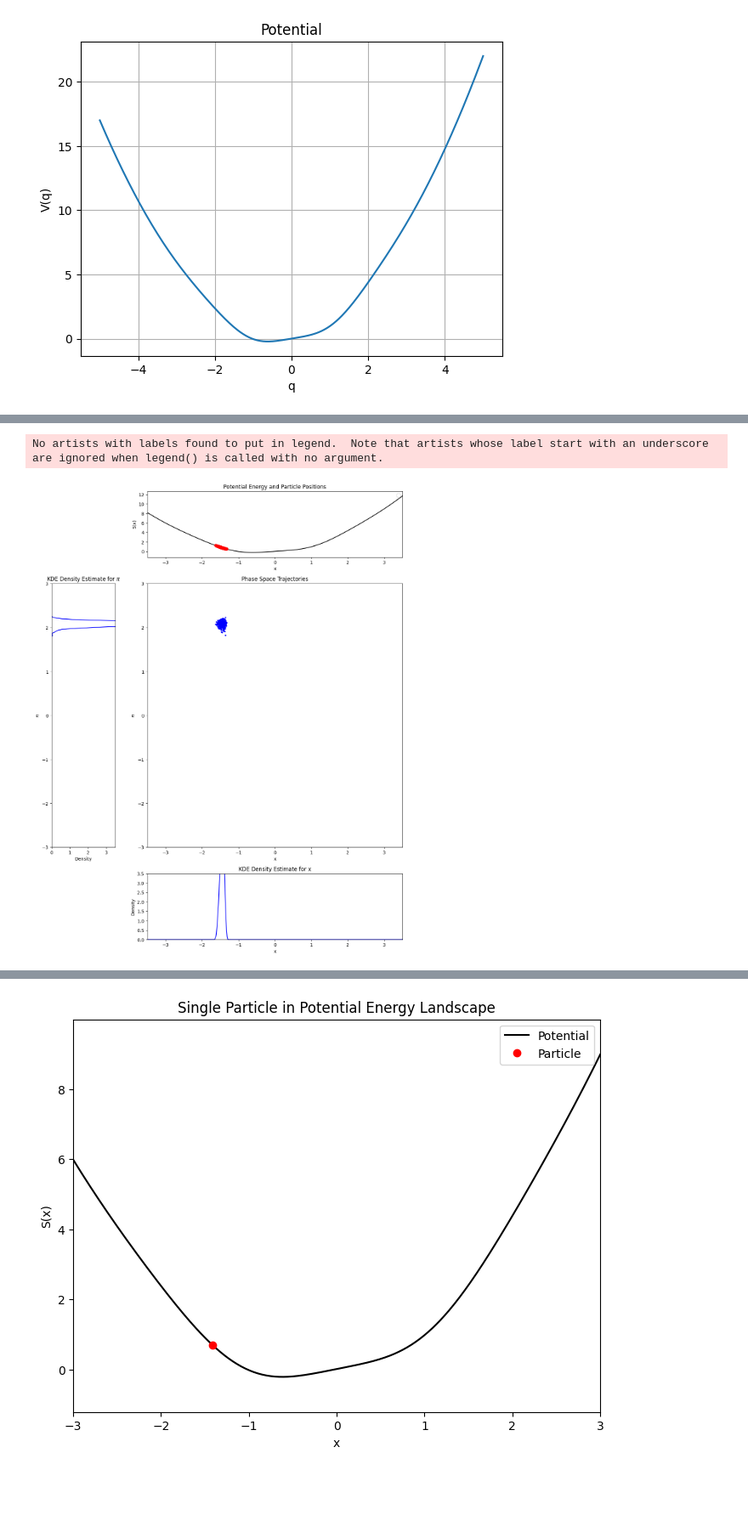
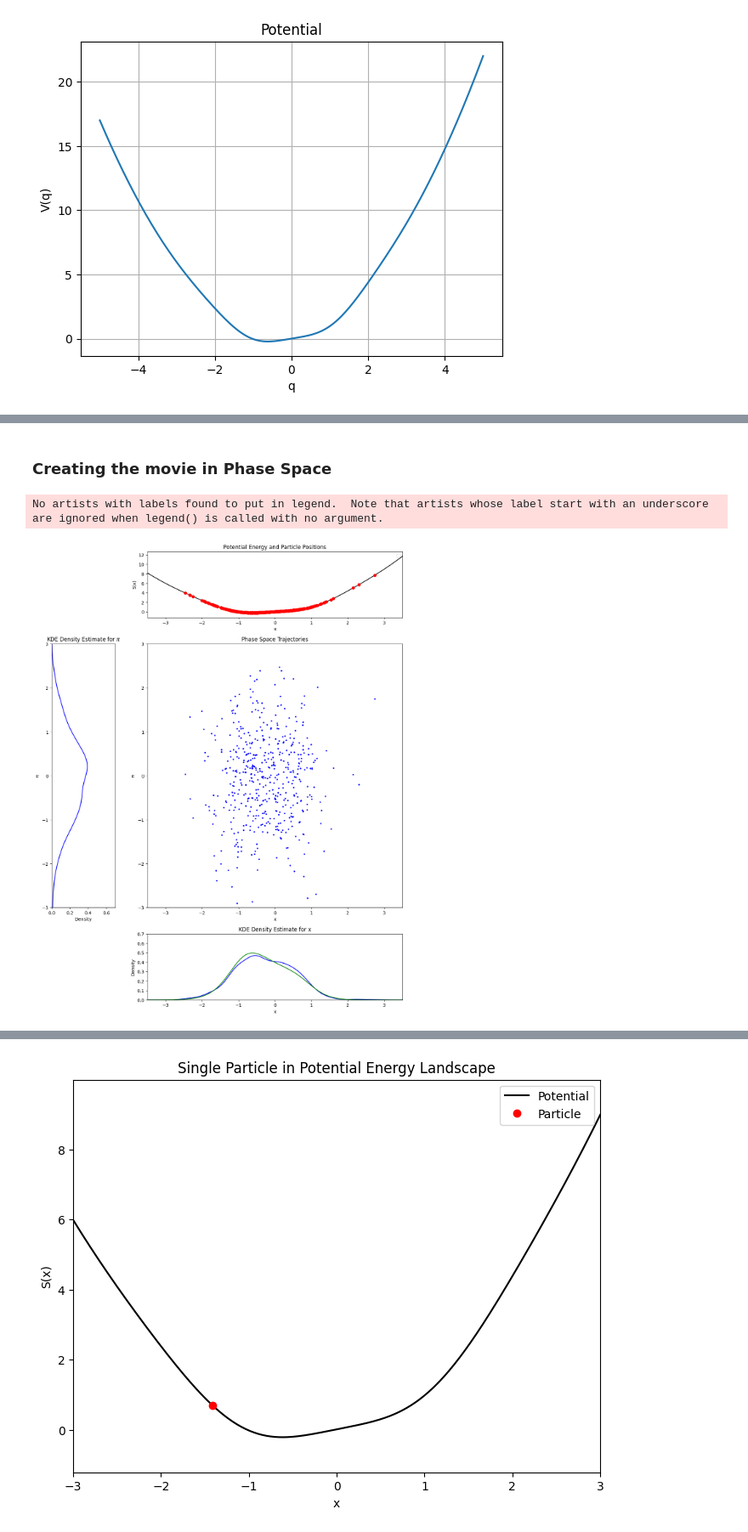
Before and after one commit to oduerr/da, a Jupyter notebook: python/hello_hamilton.ipynb, the cells around one changed output, grey strips where cells are left out. Shown at 85% size. Cells and saved outputs as stored; diff of their text form; code cells hidden in the pictures; blank space fills up the shorter version.

```diff
--- a/python/hello_hamilton.ipynb
+++ b/python/hello_hamilton.ipynb
@@ -124,3 +157,5 @@ plt.show()
+# %% [markdown]
+### Creating the movie in Phase Space
 # %%
 import jax
 import jax.numpy as jnp
@@ -128,9 +163,20 @@ from jax import grad, vmap, jit
 import matplotlib.pyplot as plt
 import matplotlib.animation as animation
 from scipy.stats import gaussian_kde
+from scipy.integrate import quad
 
 q_min, q_max = -3.5, 3.5
 p_min, p_max = -3.0, 3.0
+skip_steps = 1
+q_max_density = 3.5
+frames = range(0, num_steps, skip_steps)
+
+## For HMC
+skip_steps = 1
+frames = range(0, num_steps, skip_steps)
+q_max_density = 0.7
+p_max_density = 0.7
+
 
 # Update function for the animation with marginal density plots
 def update(frame):
@@ -179,36 +225,43 @@ ax[1, 1].set_title('Phase Space Trajectories')
 
 # KDE plot for q
 kde_q_line, = ax[2, 1].plot([], [], 'b-', label='KDE Density for x')
 ax[2, 1].set_xlim(q_min, q_max)
-ax[2, 1].set_ylim(0, 3.5)
+ax[2, 1].set_ylim(0, q_max_density)
 ax[2, 1].set_xlabel('x')
 ax[2, 1].set_ylabel('Density')
 ax[2, 1].set_title('KDE Density Estimate for x')
+
+### Plot exp(-V(x)) for the potential
+integrand = lambda q: jnp.exp(-potential(q))
+Z, _ = quad(integrand, q_min, q_max)
+ax[2, 1].plot(q_vals, jnp.exp(-potential(q_vals)) / Z, 'g-')
+
+
 #ax[2, 1].legend()
 
 # KDE plot for p
 kde_p_line, = ax[1, 0].plot([], [], 'b-', label='KDE Density for $\pi$')
-ax[1, 0].set_xlim(0, 3.5)
+ax[1, 0].set_xlim(0, p_max_density)
 ax[1, 0].set_ylim(p_min, p_max)
 ax[1, 0].set_xlabel('Density')
 ax[1, 0].set_ylabel('$\pi$')
 ax[1, 0].set_title('KDE Density Estimate for $\pi$')
 #ax[1, 0].legend()
 
 # Hide the unused subplots
 ax[0, 0].axis('off')
 ax[2, 0].axis('off')
 
 # Create the animation
 # Reducing the number of frames by skipping steps for draft mode
-skip_steps = 1
-ani = animation.FuncAnimation(fig, update, frames=range(0, num_steps, skip_steps), interval=10, blit=True)
+
+ani = animation.FuncAnimation(fig, update, frames=frames, interval=10, blit=True)
 
 # To save the animation as a GIF (optional)
 #ani.save('phase_space_animation.gif', writer='pillow')
-ani.save('phase_space_animation.mp4', writer='ffmpeg')
+ani.save('phase_space_animation_{}.mp4'.format(EOM), writer='ffmpeg')
 
 plt.show()
 # %% [output]
 No artists with labels found to put in legend.  Note that artists whose label start with an underscore are ignored when legend() is called with no argument.
-[figure, old version]
+[figure, new version]
```
Also changed, not shown: parts of 6 cells of this notebook, 2 other files.
